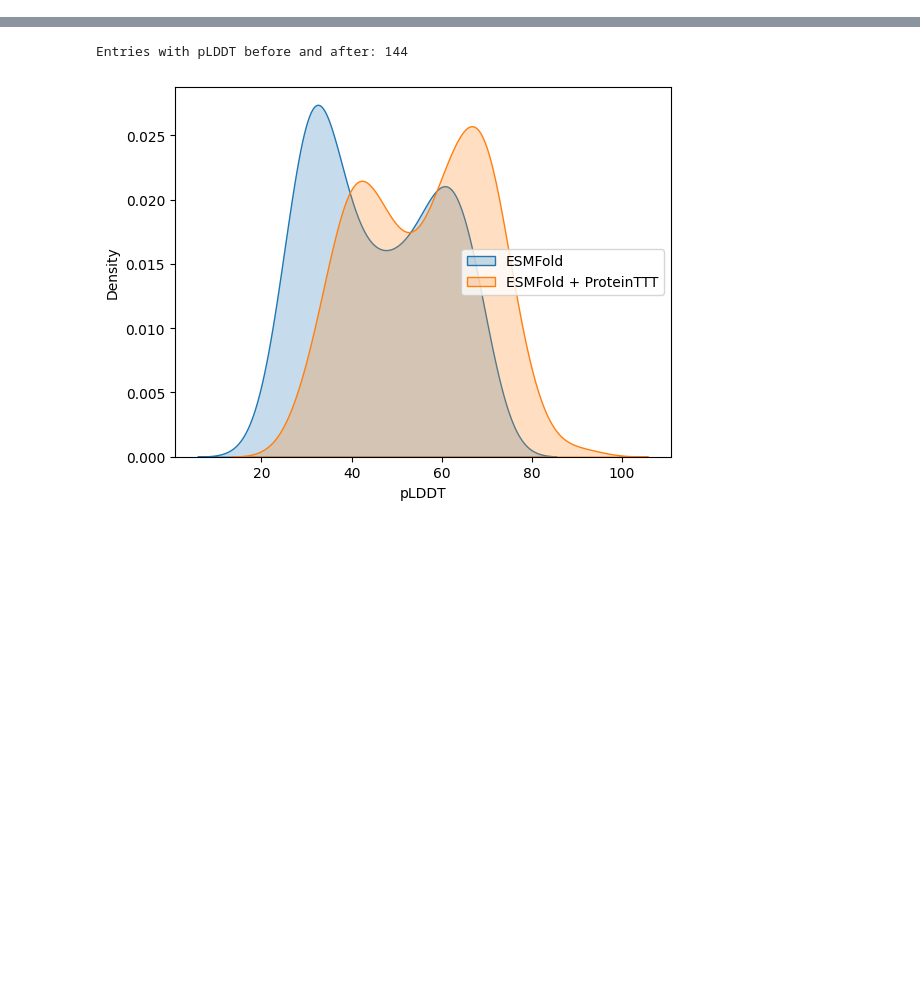
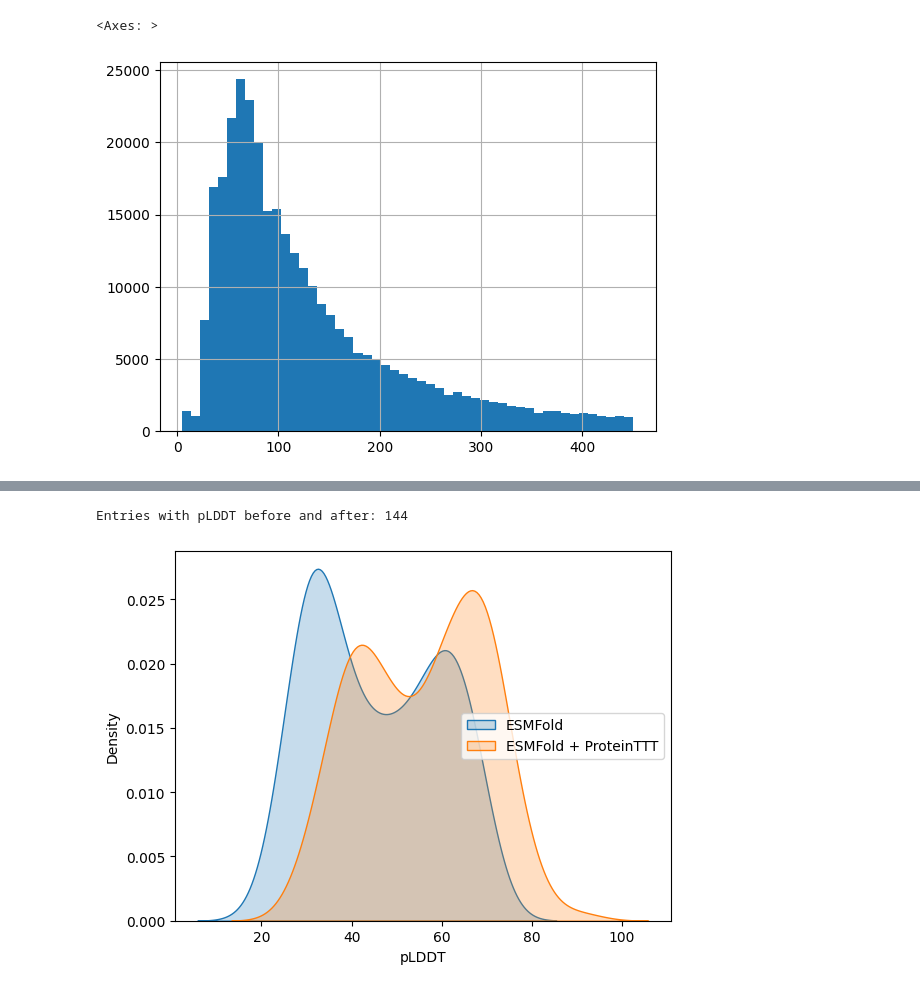
Before and after one commit to pimenol/ProteinTTT, a Jupyter notebook: notebooks/Bfvd.ipynb, the cells around one changed output, grey strips where cells are left out. Drawn from its saved outputs; the diff is of its cells as text; code cells hidden in the pictures; blank space fills up the shorter version.

```diff
--- a/notebooks/Bfvd.ipynb
+++ b/notebooks/Bfvd.ipynb
@@ -32,0 +29,3 @@ df_results = pd.read_csv(base_path / 'results.tsv', sep="\t")
+# %%
+df = pd.read_csv(base_path / 'results.tsv', sep="\t")
+df
@@ -32,0 +46,4 @@ df_results = pd.read_csv(base_path / 'results.tsv', sep="\t")
+# %%
+df = df.query("pLDDT_after.isna() and length<420")
+df.to_csv(base_path / "to_process.tsv", sep='\t', index=False)
+df
@@ -32,0 +64,5 @@ df_results = pd.read_csv(base_path / 'results.tsv', sep="\t")
+# %%
+df.length.hist(bins=50)
+# %% [output]
+<Axes: >
+[figure, added]
```
Also changed, not shown: parts of 32 cells of this notebook.
